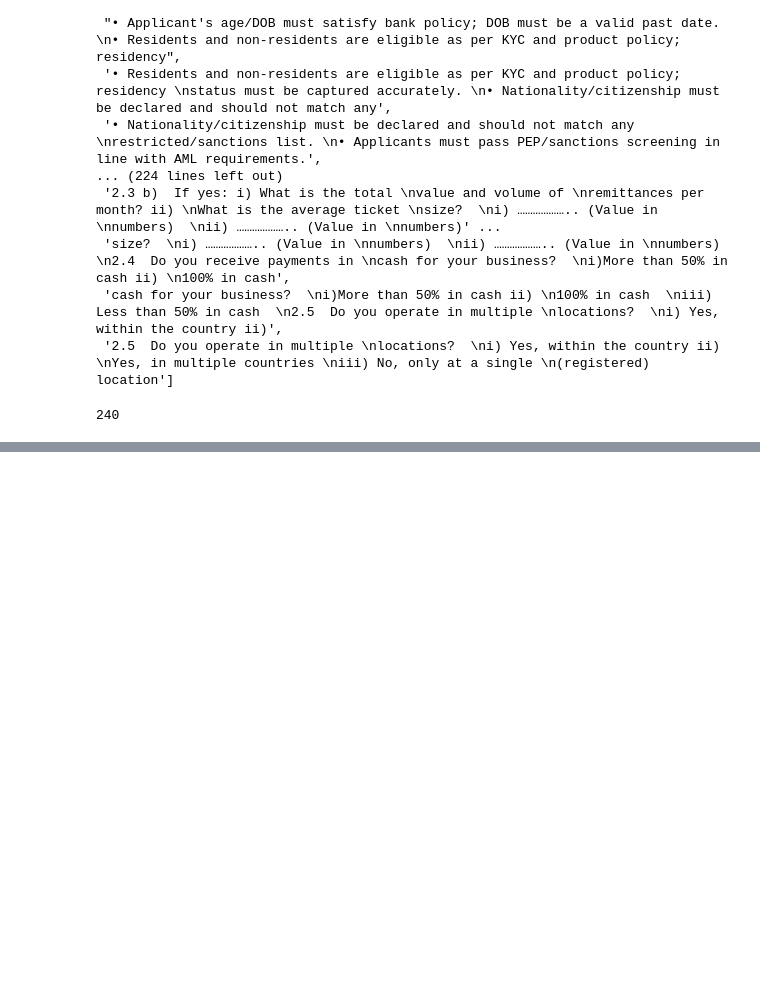
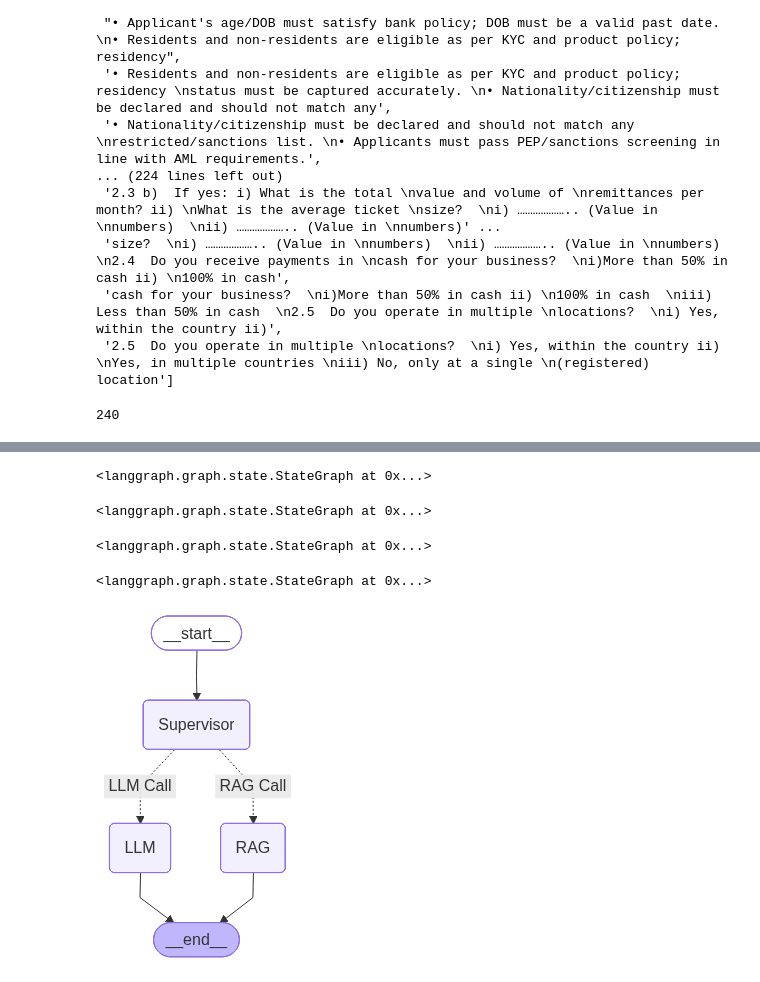
Before and after one commit to prathamgandhi-cloud/agentic_2.0, a Jupyter notebook: LangGraph_Learning/8-June-React_agent_1.ipynb, the cells around one changed output, grey strips where cells are left out. Drawn from its saved outputs; the diff is of its cells as text; code cells hidden in the pictures; blank space fills up the shorter version.

Commit message:
langgraph understanding

```diff
--- a/langgraph/React_agent_1.ipynb
+++ b/LangGraph_Learning/8-June-React_agent_1.ipynb
@@ -114,0 +226,29 @@ retreiver.invoke("Give me informration relted to cybercrime")
+# %%
+workflow.add_node("LLM",function_3)
+# %% [output]
+<langgraph.graph.state.StateGraph at 0x...>
+# %%
+workflow.set_entry_point("Supervisor")
+# %% [output]
+<langgraph.graph.state.StateGraph at 0x...>
+# %%
+workflow.add_conditional_edges(
+    "Supervisor",
+    router,{
+        "RAG Call":"RAG",
+        "LLM Call":"LLM"
+    })
+# %% [output]
+<langgraph.graph.state.StateGraph at 0x...>
+# %%
+workflow.add_edge("RAG",END)
+workflow.add_edge("LLM",END)
+# %% [output]
+<langgraph.graph.state.StateGraph at 0x...>
+# %%
+app=workflow.compile()
+# %%
+from IPython.display import Image,display
+display(Image(app.get_graph().draw_mermaid_png(max_retries=5,retry_delay=2)))
+# %% [output]
+[figure, added]
```
Also changed, not shown: parts of 47 cells of this notebook, 7 other files.
